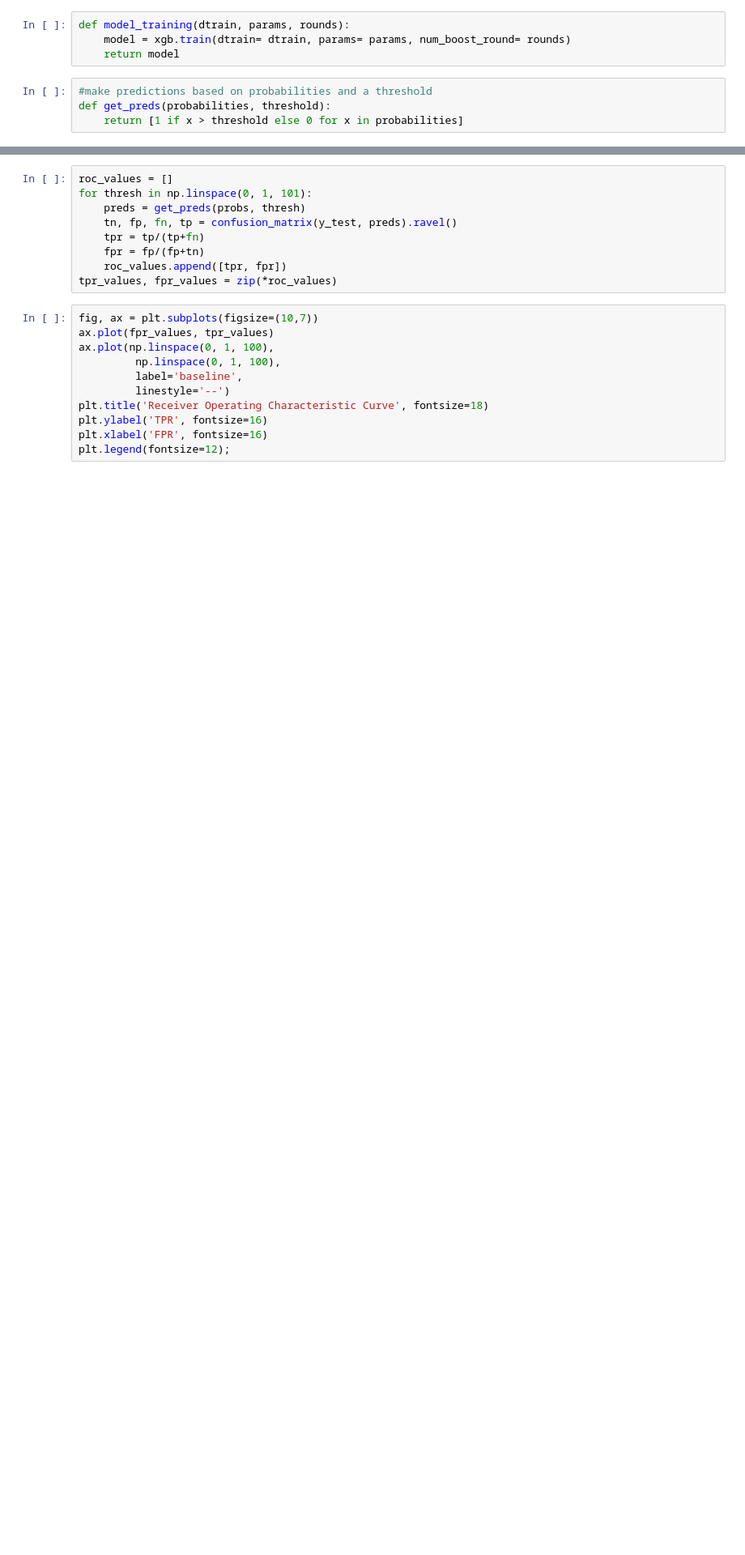
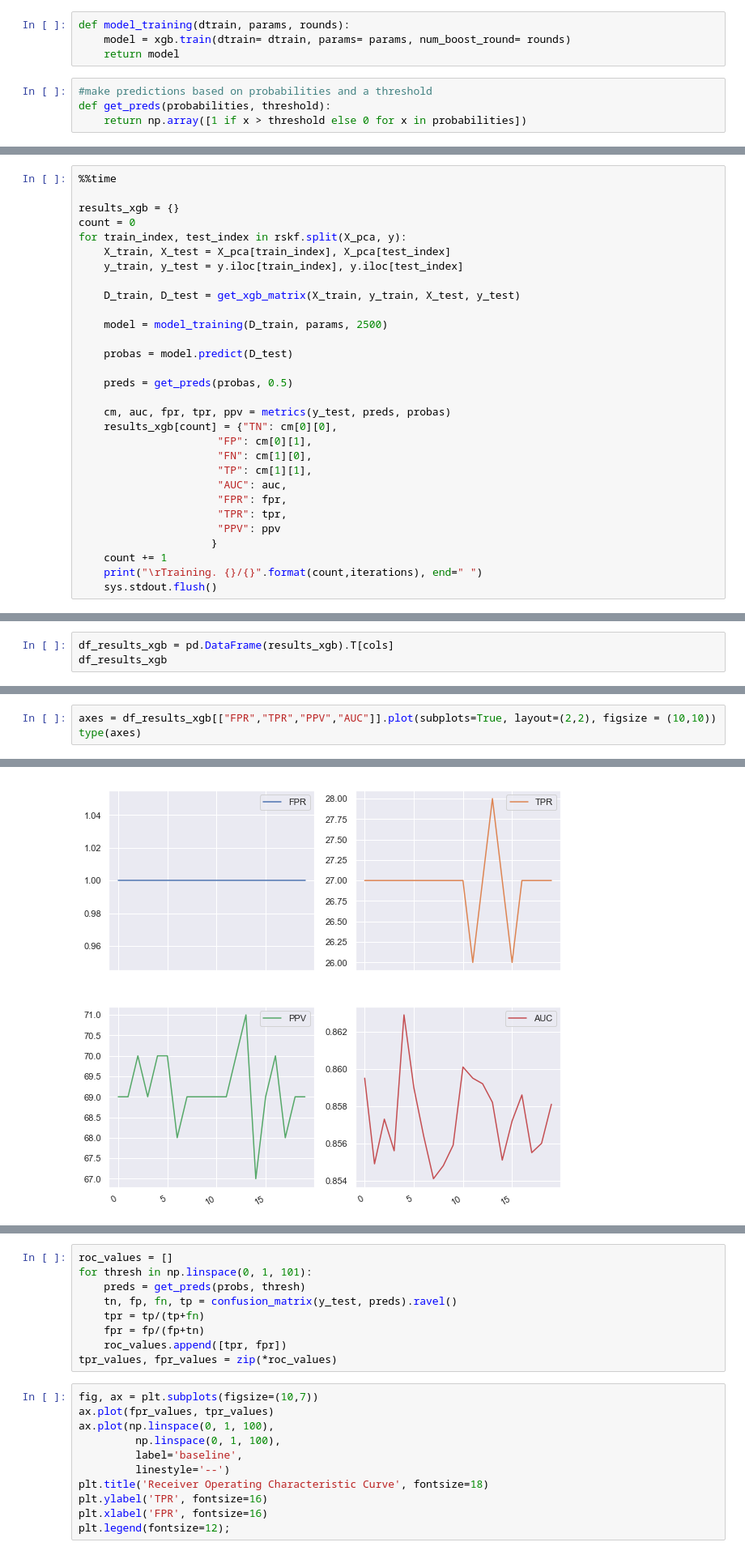
Before and after one commit to ederson-souza/Udacity-Capstone-Project, a Jupyter notebook: Capstone Project.ipynb, the cells around one changed output, grey strips where cells are left out. Shown at 81% size. Saved outputs shown, nothing was run; the diff lists cells and outputs as text; blank space fills up the shorter version.

```diff
--- a/Capstone Project.ipynb
+++ b/Capstone Project.ipynb
@@ -344,4 +226,4 @@ def model_training(dtrain, params, rounds):
 # %%
 #make predictions based on probabilities and a threshold
 def get_preds(probabilities, threshold):
-    return [1 if x > threshold else 0 for x in probabilities]
+    return np.array([1 if x > threshold else 0 for x in probabilities])
@@ -388,0 +242,30 @@ PPV : % 52.0
+# %%
+%%time
+
+results_xgb = {}
+count = 0
+for train_index, test_index in rskf.split(X_pca, y):
+    X_train, X_test = X_pca[train_index], X_pca[test_index]
+    y_train, y_test = y.iloc[train_index], y.iloc[test_index]
+
+    D_train, D_test = get_xgb_matrix(X_train, y_train, X_test, y_test)
+
+    model = model_training(D_train, params, 2500)
+
+    probas = model.predict(D_test)
+
+    preds = get_preds(probas, 0.5)
+
+    cm, auc, fpr, tpr, ppv = metrics(y_test, preds, probas)
+    results_xgb[count] = {"TN": cm[0][0],
+                      "FP": cm[0][1],
+                      "FN": cm[1][0],
+                      "TP": cm[1][1],
+                      "AUC": auc,
+                      "FPR": fpr,
+                      "TPR": tpr,
+                      "PPV": ppv
+                     }
+    count += 1
+    print("\rTraining. {}/{}".format(count,iterations), end=" ")
+    sys.stdout.flush()
@@ -388,0 +274,3 @@ PPV : % 52.0
+# %%
+df_results_xgb = pd.DataFrame(results_xgb).T[cols]
+df_results_xgb
@@ -388,0 +307,4 @@ PPV : % 52.0
+# %%
+axes = df_results_xgb[["FPR","TPR","PPV","AUC"]].plot(subplots=True, layout=(2,2), figsize = (10,10))
+type(axes)
+# %% [output]
@@ -388,0 +312 @@ PPV : % 52.0
+[figure, added]
```
Also changed, not shown: parts of 33 cells of this notebook.
